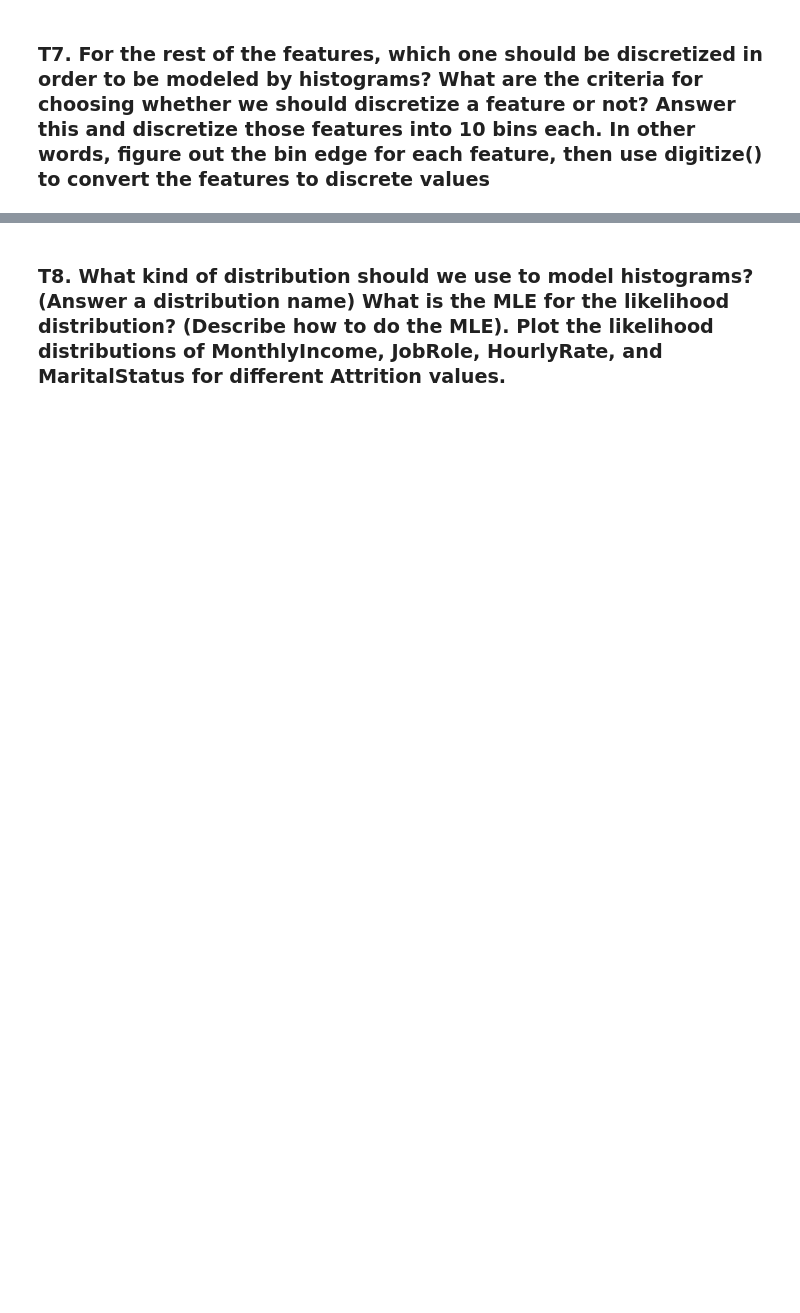
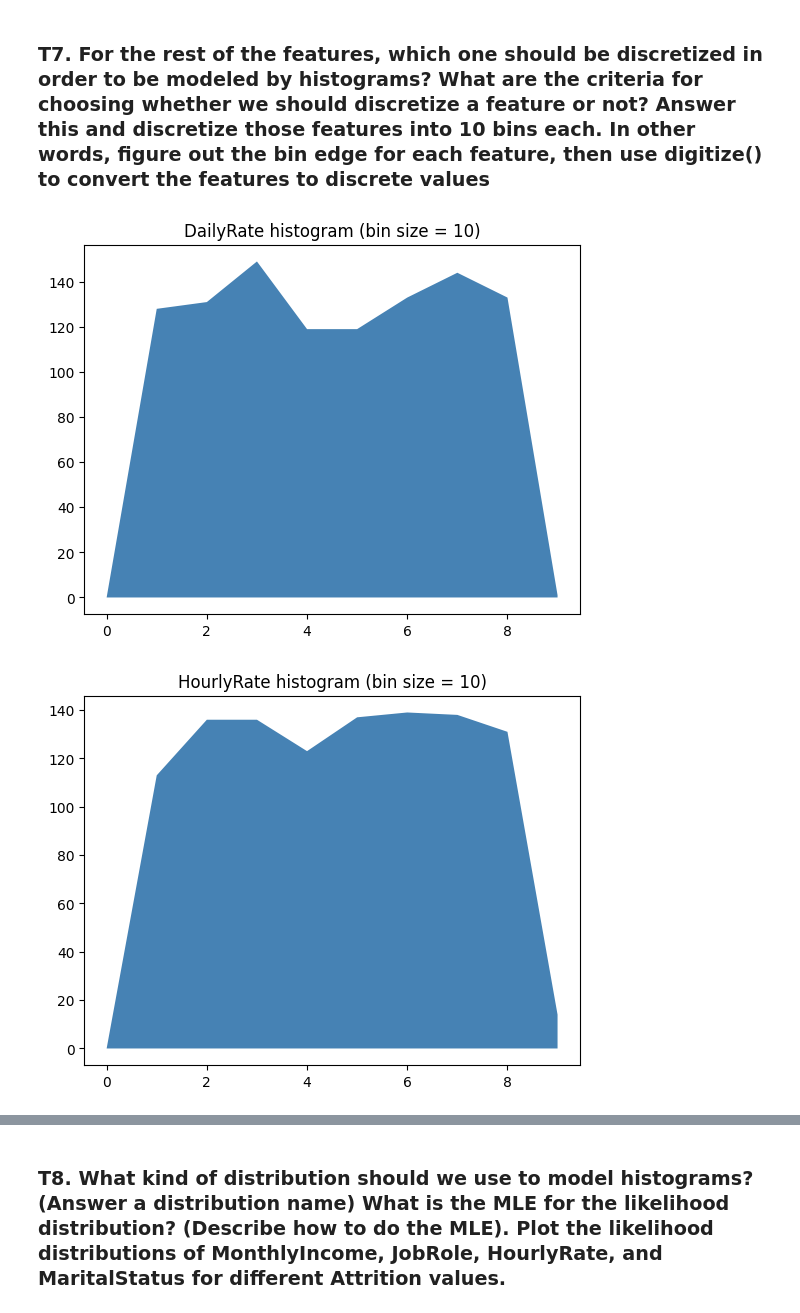
Before and after one commit to ppirch/Pattern_2024, a Jupyter notebook: HW/HW02/starter_code/Pattern_HW2_student_2024.ipynb, the cells around one changed output, grey strips where cells are left out. Drawn from its saved outputs; the diff is of its cells as text; code cells hidden in the pictures; blank space fills up the shorter version.

```diff
--- a/HW/HW02/starter_code/Pattern_HW2_student_2024.ipynb
+++ b/HW/HW02/starter_code/Pattern_HW2_student_2024.ipynb
@@ -109,8 +268,8 @@ def display_histogram_custom(df, col_name, cls, n_bin = 40):
 
     # make sure to import matplotlib.pyplot as plt
     # plot the histogram
-    plt.title(f"{col_name} histogram")
-    plt.fill_between(np.arange(n_bin), hist/hist.sum(),facecolor='steelblue')
+    plt.title(f"{col_name} histogram (bin size = {n_bin})")
+    plt.fill_between(np.arange(n_bin), hist,facecolor='steelblue')
     hist.repeat(2)
     plt.show()
 # %%
@@ -131,9 +308,13 @@ display_histogram_custom(df_train, "DistanceFromHome", -1, 100)
 # %%
 done_cols = ['Age', 'MonthlyIncome', 'DistanceFromHome']
 cat_cols = ['Department', 'Attrition', 'BusinessTravel', 'EducationField', 'Gender', 'JobRole',
                               'MaritalStatus', 'Over18', 'OverTime']
 rating_cols = ['Education', 'EnvironmentSatisfaction', 'JobInvolvement', 'JobSatisfaction', 'PerformanceRating', 'RelationshipSatisfaction', 'WorkLifeBalance']
 level_cols = ['StockOptionLevel', 'JobLevel']
-cont_cols = [col for col in df.columns if col not in (cat_cols + rating_cols + level_cols)]
-for col in cont_cols:
+selected_cols = [col for col in df.columns if col not in (done_cols + cat_cols + rating_cols + level_cols)]
+filtered_cols = [col for col in selected_cols if df_train[col].nunique() > 10]
+for col in selected_cols:
     display_histogram_custom(df_train, col, -1, 10)
+# %% [output]
+[figure, added]
+[figure, added]
```
Also changed, not shown: parts of 51 cells of this notebook, 2 other files.
